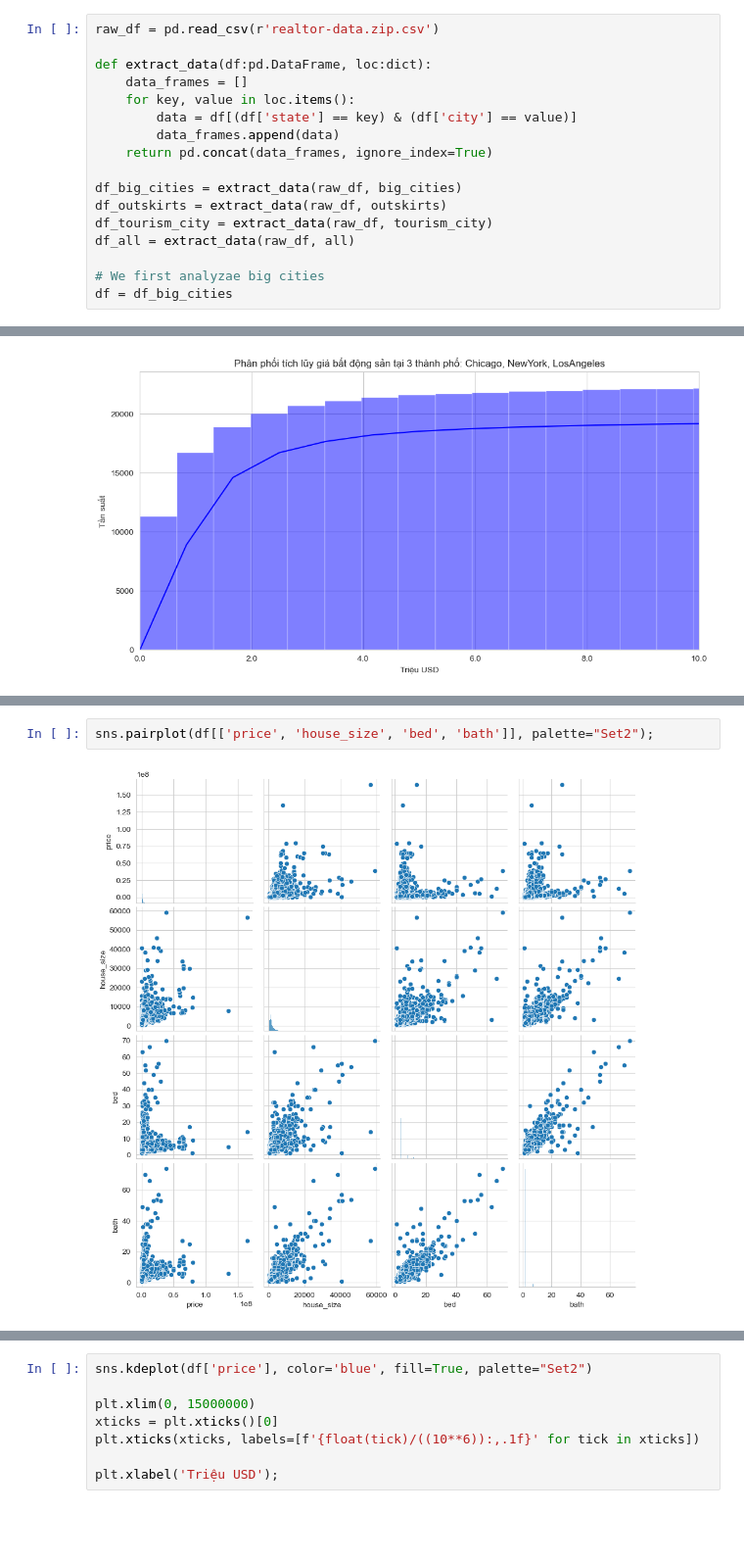
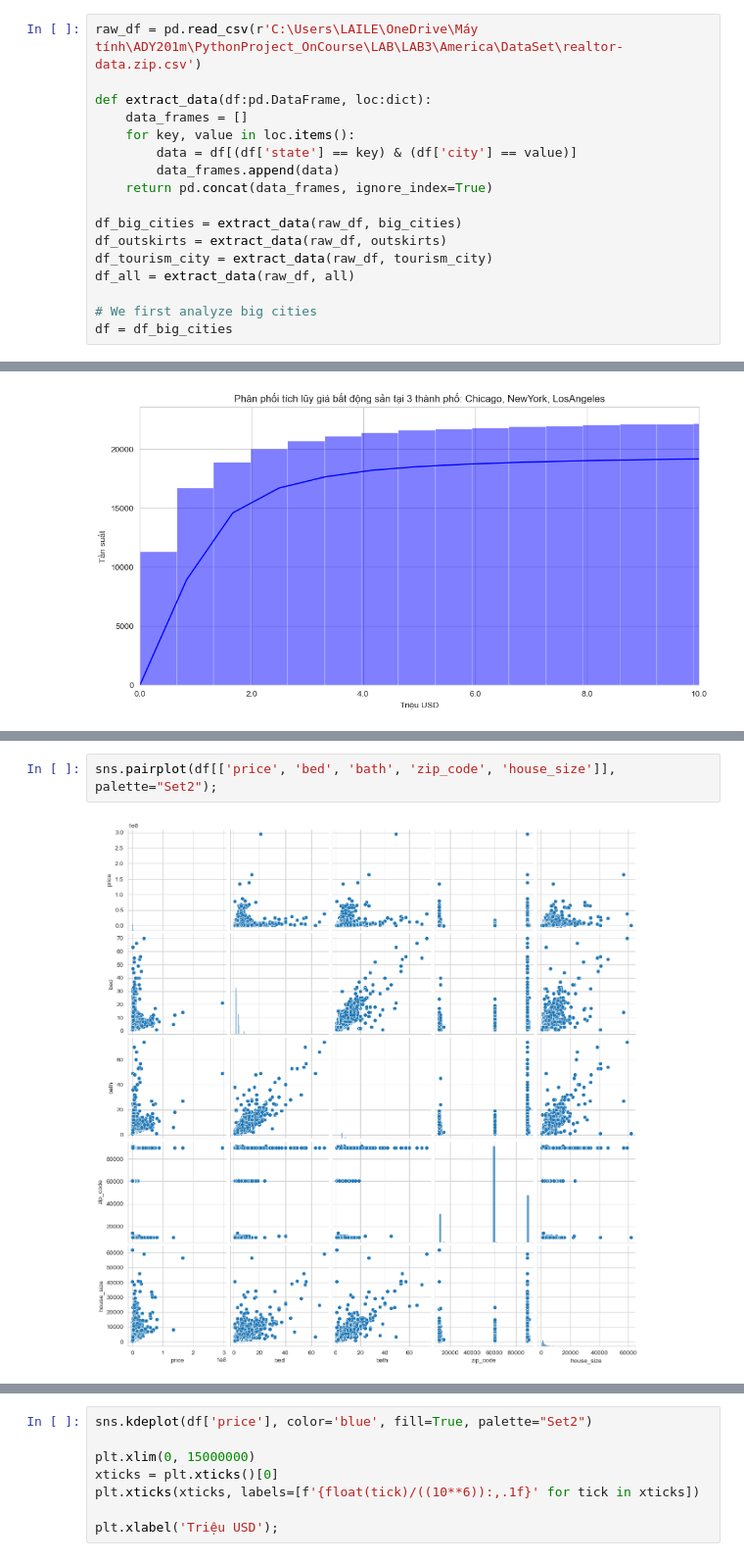
Before and after one commit to duclaiAI/DataScience_Project, a Jupyter notebook: Chicago, Los Angeles, New York Real Estate Analysis/Chicago, Los Angeles, New York Real Estate Analysis.ipynb, the cells around one changed output, grey strips where cells are left out. Shown at 98% size. Cells and saved outputs as stored; diff of their text form; blank space fills up the shorter version.

```diff
--- a/Chicago, Los Angeles, New York Real Estate Analysis/Chicago, Los Angeles, New York Real Estate Analysis.ipynb
+++ b/Chicago, Los Angeles, New York Real Estate Analysis/Chicago, Los Angeles, New York Real Estate Analysis.ipynb
@@ -78,7 +80,7 @@ all = {
     "California": "San Francisco"
 }
 # %%
-raw_df = pd.read_csv(r'realtor-data.zip.csv')
+raw_df = pd.read_csv(r'C:\Users\LAILE\OneDrive\Máy tính\ADY201m\PythonProject_OnCourse\LAB\LAB3\America\DataSet\realtor-data.zip.csv')
 
 def extract_data(df:pd.DataFrame, loc:dict):
     data_frames = []
@@ -92,7 +94,7 @@ df_outskirts = extract_data(raw_df, outskirts)
 df_tourism_city = extract_data(raw_df, tourism_city)
 df_all = extract_data(raw_df, all)
 
-# We first analyzae big cities
+# We first analyze big cities
 df = df_big_cities
 # %% [markdown]
 ### Data Processing Part 1
@@ -540,5 +609,5 @@ Tương quan giữa các biến số khác nhau.
 # %%
-sns.pairplot(df[['price', 'house_size', 'bed', 'bath']], palette="Set2");
+sns.pairplot(df[['price', 'bed', 'bath', 'zip_code', 'house_size']], palette="Set2");
 # %% [output]
-[figure, old version]
+[figure, new version]
 # %% [markdown]
```
Also changed, not shown: parts of 42 cells of this notebook.
